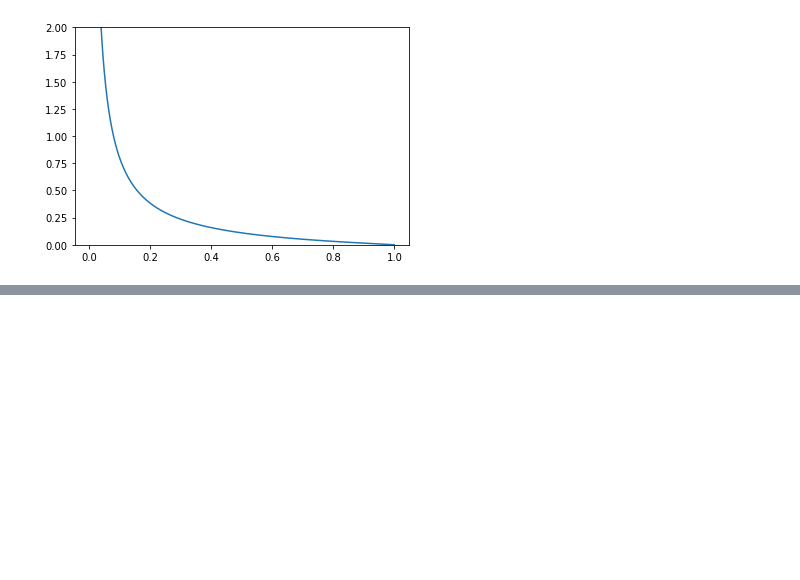
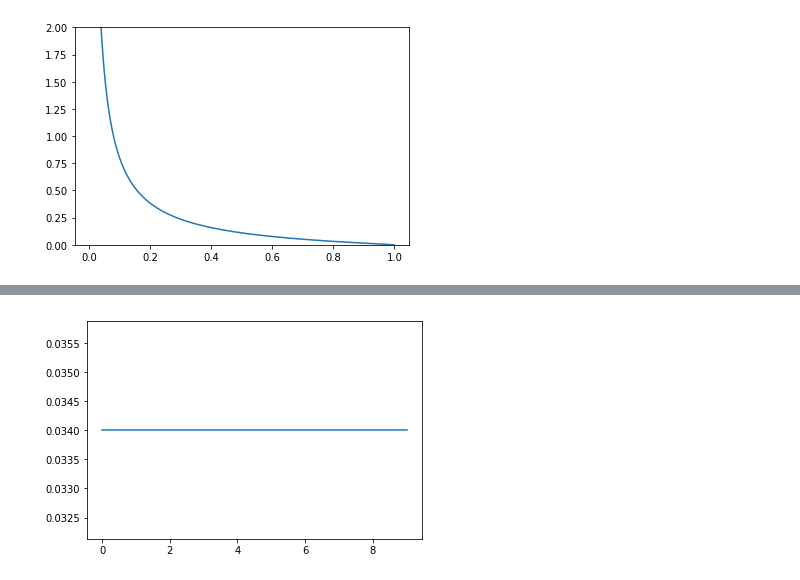
Before and after one commit to AntoineG92/bayes_overlapping_clusters, a Jupyter notebook: IOMM_algo_synthetic_data_AG_V2.ipynb, the cells around one changed output, grey strips where cells are left out. Cells and saved outputs as stored; diff of their text form; code cells hidden in the pictures; blank space fills up the shorter version.

Commit message:
track evolution of thetas

```diff
--- a/IOMM_algo_synthetic_data_AG_V2.ipynb
+++ b/IOMM_algo_synthetic_data_AG_V2.ipynb
@@ -103,5 +90,5 @@ plt.show()
 # %%
-Z_hat = IOMM.learning(apply_log=False)
+Z_hat,theta_resampled = IOMM.learning(apply_log=False,random_walk=False)
 # %% [output]
 iteration n° 0
 _______3.resample theta|Z,X using MHA_______
@@ -182,0 +143,14 @@ array([[ 0.,  1.,  0.,  1.,  0.],
+# %%
+theta_evol=np.zeros([N_iter,K*D])
+ind_evol=0
+for n in range(N_iter):
+    ind_evol=0
+    for k in range(K):
+        for d in range(D):
+            theta_evol[n,ind_evol]=theta_resampled[n][k,d]
+            ind_evol=ind_evol+1
+# %%
+plt.plot(range(N_iter),theta_evol[:,10])
+plt.show()
+# %% [output]
+[figure, added]
```
Also changed, not shown: parts of 12 cells of this notebook, 1 other file.
